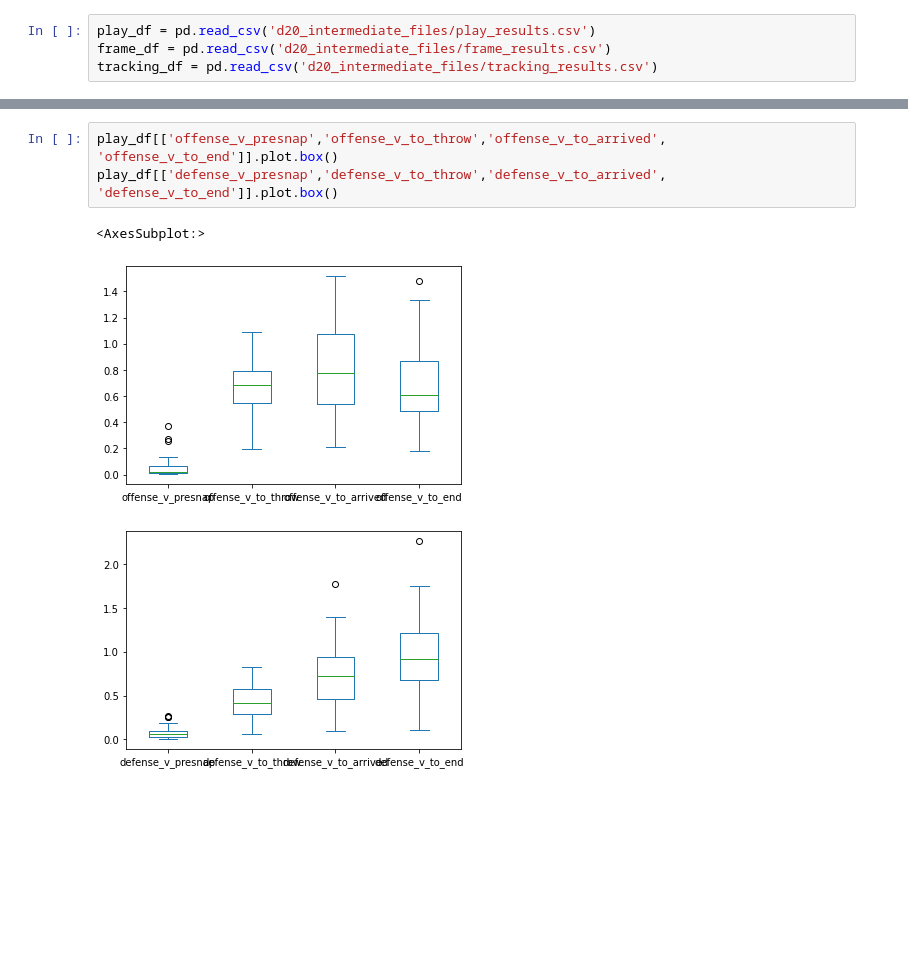
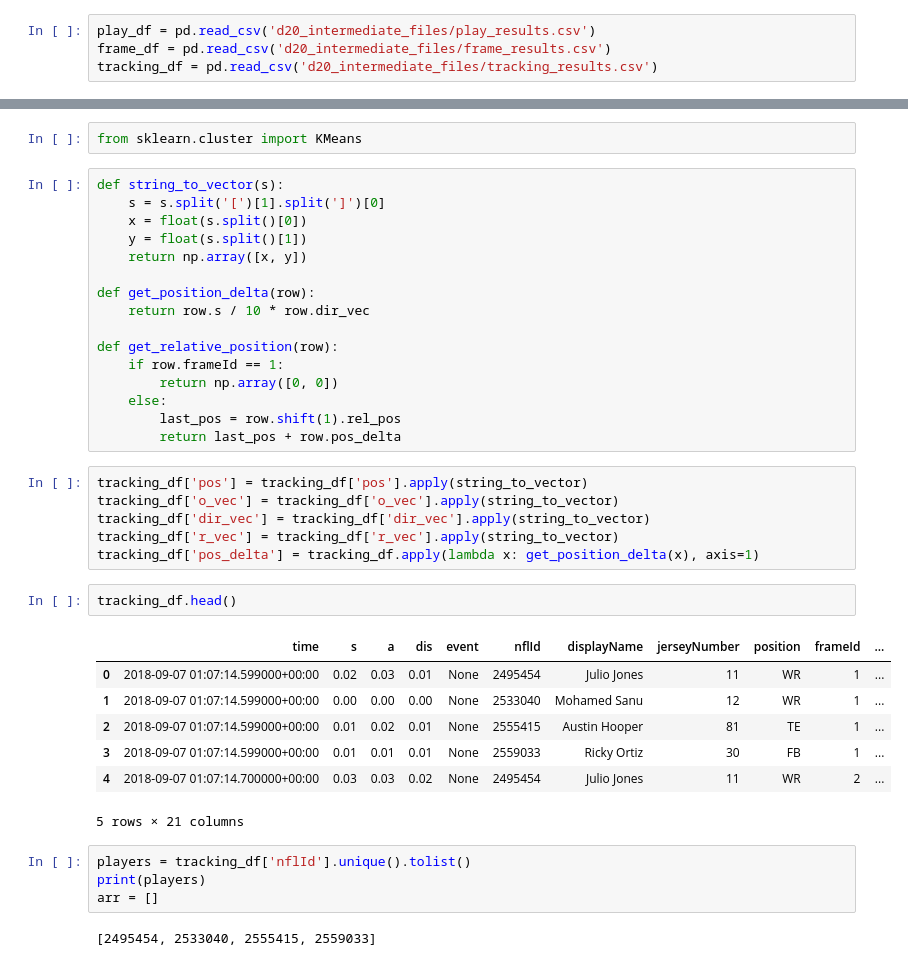
Before and after one commit to sskett/cosc301, a Jupyter notebook: testing.ipynb, the cells around one changed output, grey strips where cells are left out. Drawn from its saved outputs; the diff is of its cells as text; blank space fills up the shorter version.

Commit message:
Testing for data prep to do clustering

```diff
--- a/testing.ipynb
+++ b/testing.ipynb
@@ -47,7 +39,40 @@ play_df[['defense_m_presnap','defense_m_to_throw','defense_m_to_arrived', 'defen
-# %%
-play_df[['offense_v_presnap','offense_v_to_throw','offense_v_to_arrived', 'offense_v_to_end']].plot.box()
-play_df[['defense_v_presnap','defense_v_to_throw','defense_v_to_arrived', 'defense_v_to_end']].plot.box()
-# %% [output]
-<AxesSubplot:>
-[figure, removed]
-[figure, removed]
+# %%
+from sklearn.cluster import KMeans
+# %%
+def string_to_vector(s):
+    s = s.split('[')[1].split(']')[0]
+    x = float(s.split()[0])
+    y = float(s.split()[1])
+    return np.array([x, y])
+
+def get_position_delta(row):
+    return row.s / 10 * row.dir_vec
+
+def get_relative_position(row):
+    if row.frameId == 1:
+        return np.array([0, 0])
+    else:
+        last_pos = row.shift(1).rel_pos
+        return last_pos + row.pos_delta
+# %%
+tracking_df['pos'] = tracking_df['pos'].apply(string_to_vector)
+tracking_df['o_vec'] = tracking_df['o_vec'].apply(string_to_vector)
+tracking_df['dir_vec'] = tracking_df['dir_vec'].apply(string_to_vector)
+tracking_df['r_vec'] = tracking_df['r_vec'].apply(string_to_vector)
+tracking_df['pos_delta'] = tracking_df.apply(lambda x: get_position_delta(x), axis=1)
+# %%
+tracking_df.head()
+# %% [output]
+|  | time | s | a | dis | event | nflId | displayName | jerseyNumber | position | frameId | ... |
+| 0 | 2018-09-07 01:07:14.599000+00:00 | 0.02 | 0.03 | 0.01 | None | 2495454 | Julio Jones | 11 | WR | 1 | ... |
+| 1 | 2018-09-07 01:07:14.599000+00:00 | 0.00 | 0.00 | 0.00 | None | 2533040 | Mohamed Sanu | 12 | WR | 1 | ... |
+| 2 | 2018-09-07 01:07:14.599000+00:00 | 0.01 | 0.02 | 0.01 | None | 2555415 | Austin Hooper | 81 | TE | 1 | ... |
+| 3 | 2018-09-07 01:07:14.599000+00:00 | 0.01 | 0.01 | 0.01 | None | 2559033 | Ricky Ortiz | 30 | FB | 1 | ... |
+| 4 | 2018-09-07 01:07:14.700000+00:00 | 0.03 | 0.03 | 0.02 | None | 2495454 | Julio Jones | 11 | WR | 2 | ... |
+5 rows × 21 columns
+# %%
+players = tracking_df['nflId'].unique().tolist()
+print(players)
+arr = []
+# %% [output]
+[2495454, 2533040, 2555415, 2559033]
```
Also changed, not shown: parts of 8 cells of this notebook, 3 other files.
